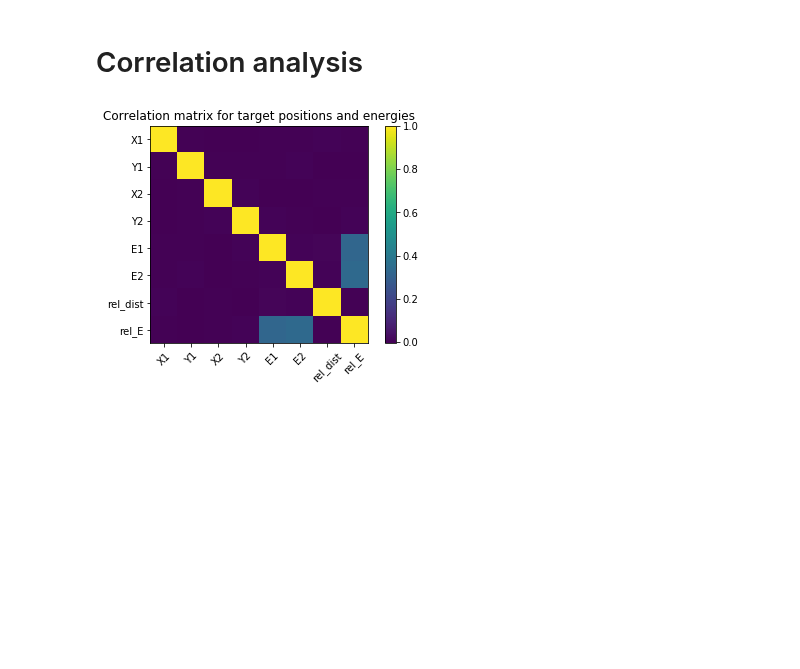
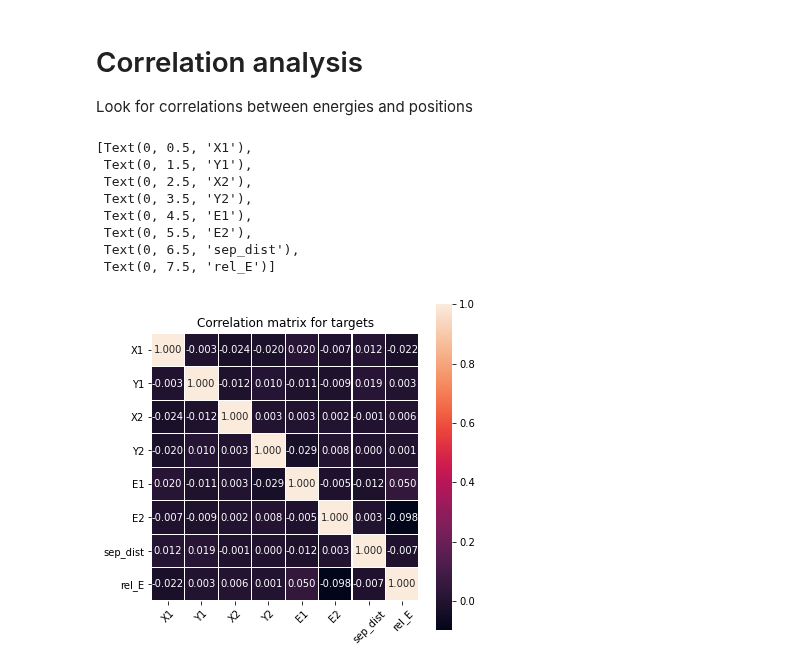
Before and after one commit to geirtul/master_analysis, a Jupyter notebook: notebooks/exploration/data_exploration.ipynb, the cells around one changed output. Saved outputs shown, nothing was run; the diff lists cells and outputs as text; code cells hidden in the pictures; blank space fills up the shorter version.

```diff
--- a/notebooks/exploration/data_exploration.ipynb
+++ b/notebooks/exploration/data_exploration.ipynb
@@ -74,0 +49,7 @@ print(positions[0])
+# %%
+# Get sets of indices for separate event types
+single, double, close = event_indices(positions)
+
+# Get relative energies and separation distances
+sep_dist = separation_distance(positions)
+rel_e = relative_energy(energies)
@@ -75,26 +174,40 @@ print(positions[0])
 # %% [markdown]
 # Correlation analysis
+Look for correlations between energies and positions
-# %%
-# ================== Prepare Data ==================
-#images = images.reshape(images.shape[0], 256)
-single, double, close = event_indices(positions)
-rel_dist = relative_distance(positions)
-rel_e = relative_energy(energies)
-data = np.concatenate((positions, energies, rel_dist, rel_e), axis=1)
-
-
-indices = np.random.choice(double, 10000, replace=False)
-
-ticks = ["X1", "Y1", "X2", "Y2", "E1", "E2", "rel_dist", "rel_E"]
-corr_matrix = np.corrcoef(data[double], rowvar=False)
-plt.imshow(corr_matrix)
-plt.xticks(np.arange(len(ticks)), ticks, rotation=45)
-plt.yticks(np.arange(len(ticks)), ticks)
-plt.colorbar()
-plt.title("Correlation matrix for target positions and energies")
-plt.show()
-# %% [output]
-[figure, removed]
+# %%
+# Concatenate the quantities of interest and draw a reasonable sample size
+# from the data to perform calculation on. When the data is huge, this is
+# a necessity because np.corrcoef doesn't scale well.
+correlation_data = np.concatenate((positions, energies, sep_dist, rel_e), axis=1)
+indices = np.random.choice(double, 4000, replace=False)
+
+# Calculate correlation matrix
+corr_matrix = np.corrcoef(correlation_data[double], rowvar=False)
+
+# Plot the correlation matrix
+fig, ax = plt.subplots(figsize=(6,6))
+ticks = ["X1", "Y1", "X2", "Y2", "E1", "E2", "sep_dist", "rel_E"]
+sns.heatmap(
+    corr_matrix,
+    annot=True,
+    fmt='.3f',
+    linewidth=0.2,
+    square=True,
+    ax=ax,
+)
+ax.set_title("Correlation matrix for targets")
+ax.set_xticklabels(ticks, rotation=45)
+ax.set_yticklabels(ticks, rotation=0)
+# %% [output]
+[Text(0, 0.5, 'X1'),
+ Text(0, 1.5, 'Y1'),
+ Text(0, 2.5, 'X2'),
+ Text(0, 3.5, 'Y2'),
+ Text(0, 4.5, 'E1'),
+ Text(0, 5.5, 'E2'),
+ Text(0, 6.5, 'sep_dist'),
+ Text(0, 7.5, 'rel_E')]
+[figure, added]
 # %%
 # Plot some images, with electron origin positions
 %matplotlib inline
```
Also changed, not shown: parts of 20 cells of this notebook, 7 other files.
